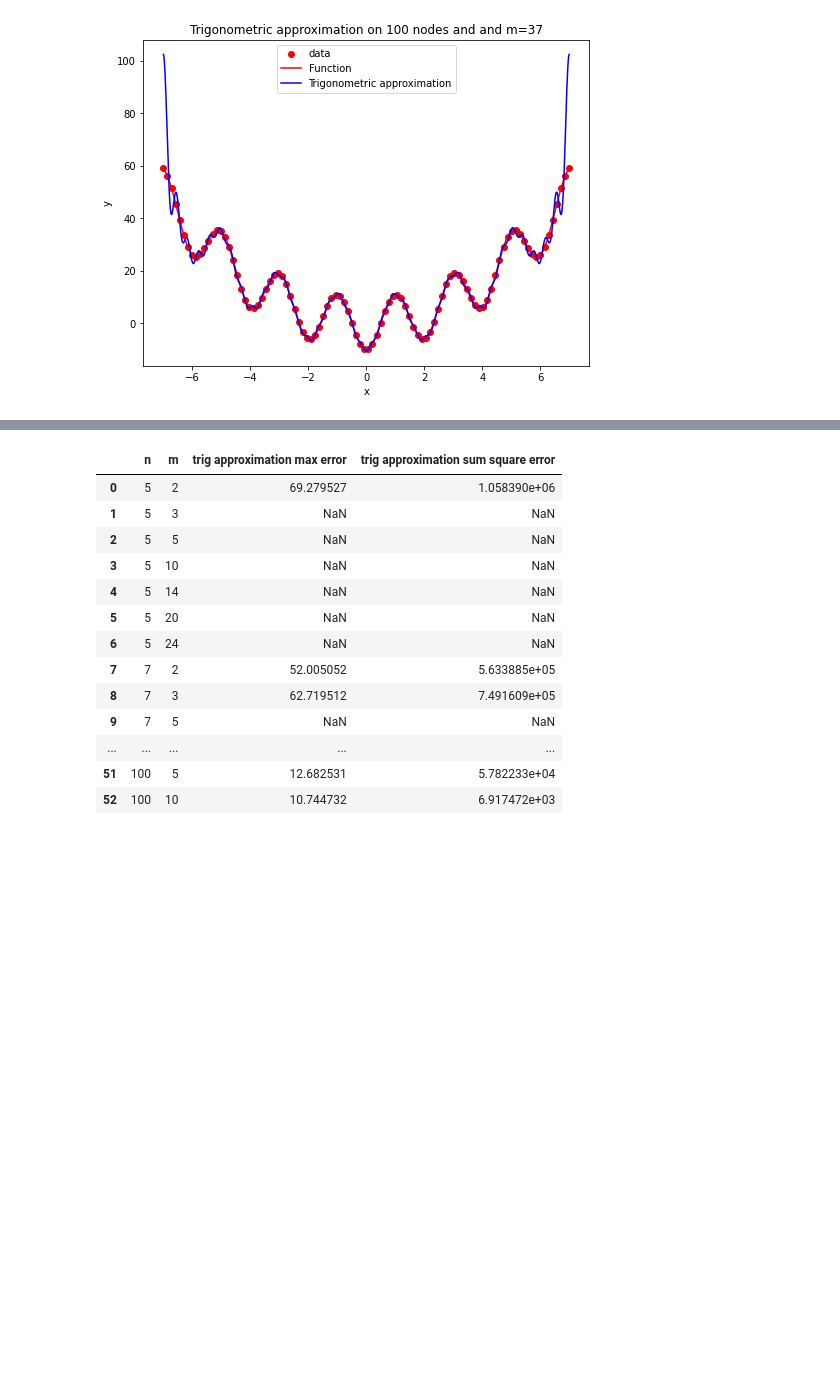
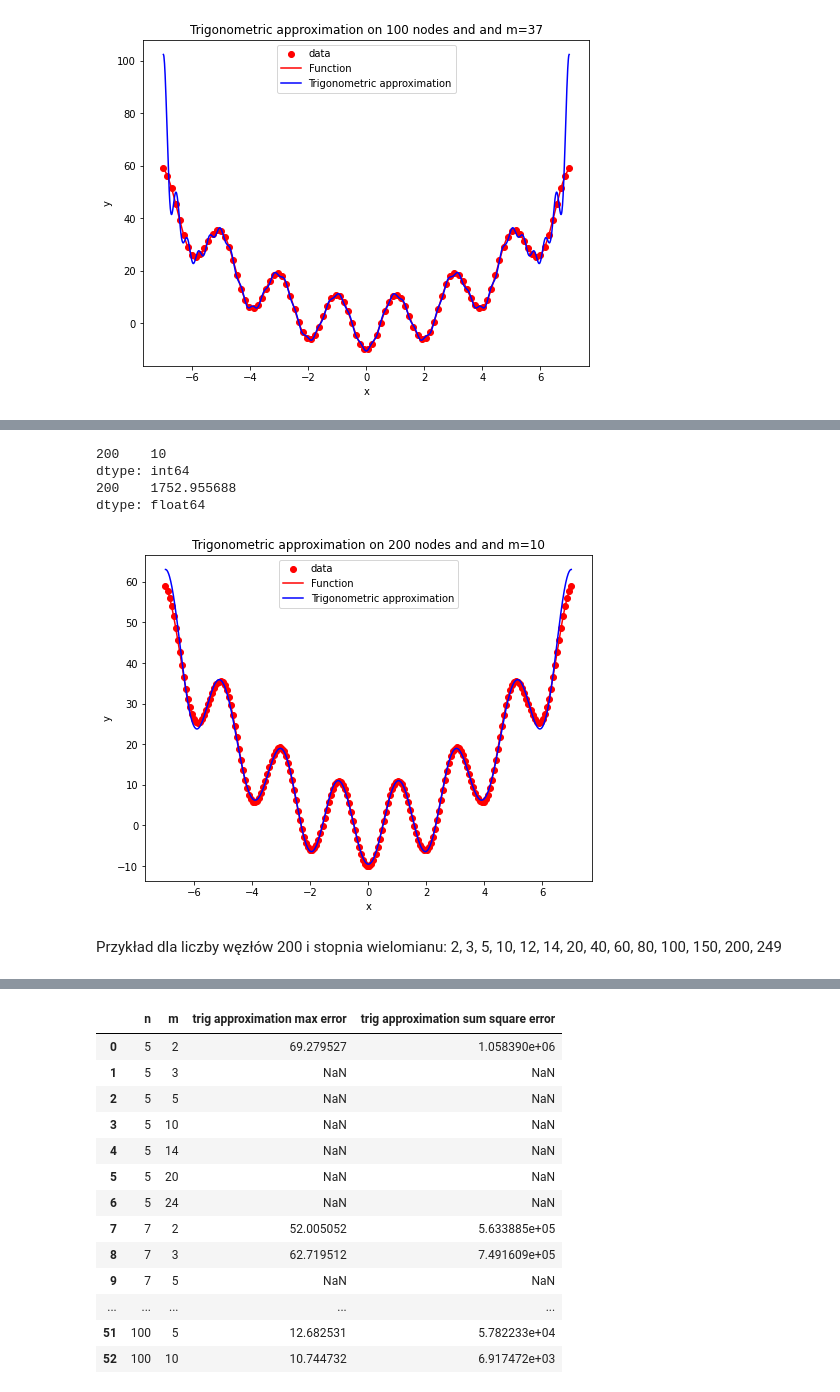
Before and after one commit to Szymon-Budziak/MOwNiT_course_AGH, a Jupyter notebook: Lab_6/Lab_6_code.ipynb, the cells around one changed output, grey strips where cells are left out. Drawn from its saved outputs; the diff is of its cells as text; code cells hidden in the pictures; blank space fills up the shorter version.

```diff
--- a/Lab_6/Lab_6_code.ipynb
+++ b/Lab_6/Lab_6_code.ipynb
@@ -191,0 +274,14 @@ trig_approximation(-7, 7, 100, 37)
+# %%
+print(sse_200_df.idxmin(axis=1))
+print(sse_200_df.min(axis=1))
+# %% [output]
+200    10
+dtype: int64
+200    1752.955688
+dtype: float64
+# %%
+trig_approximation(-7, 7, 200, 10)
+# %% [output]
+[figure, added]
+# %% [markdown]
+Przykład dla liczby węzłów 200 i stopnia wielomianu: 2, 3, 5, 10, 12, 14, 20, 40, 60, 80, 100, 150, 200, 249
```
Also changed, not shown: parts of 21 cells of this notebook, 1 other file.
